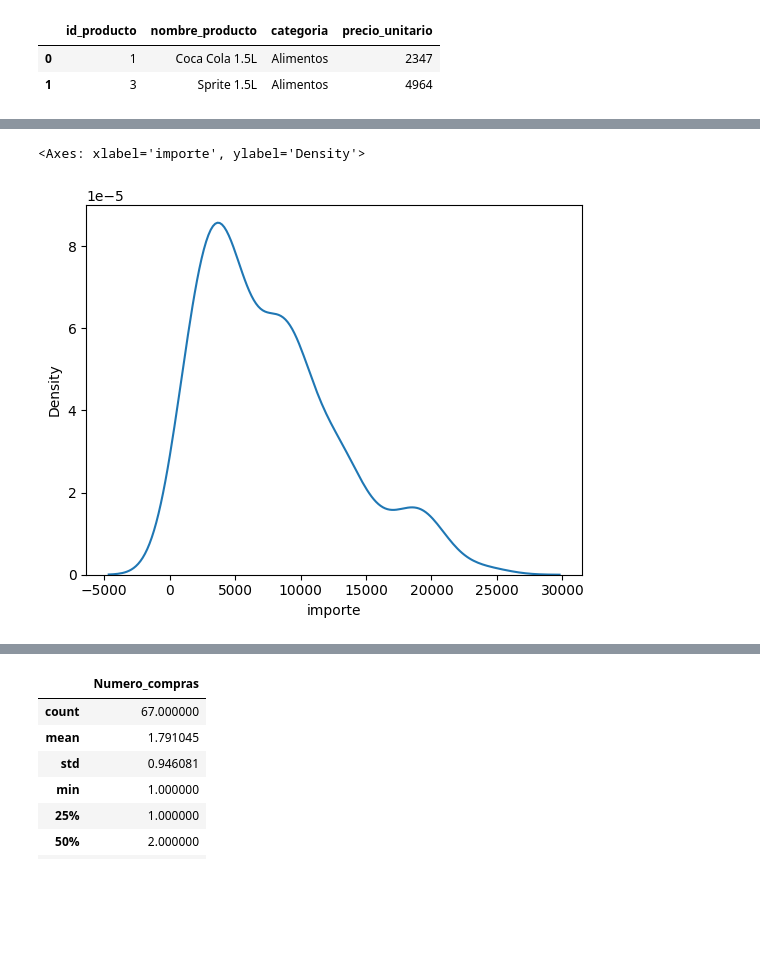
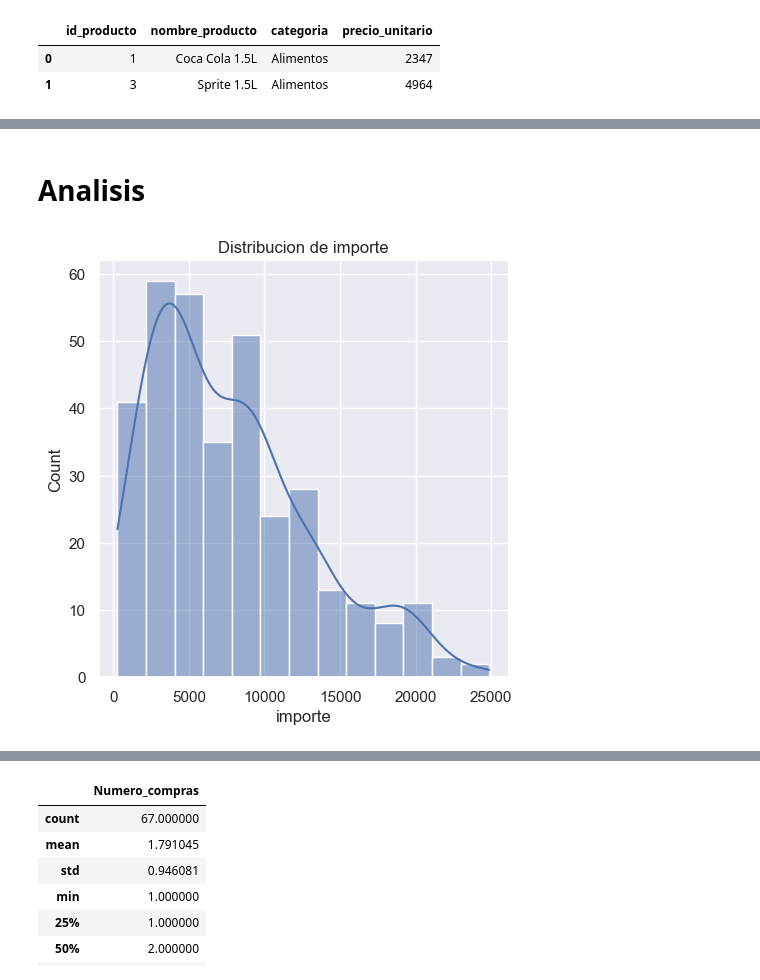
Before and after one commit to ricardoflors42-collab/Tiendita-Areulium-1, a Jupyter notebook: Analisis_descriptivo.ipynb, the cells around one changed output, grey strips where cells are left out. Drawn from its saved outputs; the diff is of its cells as text; code cells hidden in the pictures; blank space fills up the shorter version.

```diff
--- a/Analisis_descriptivo.ipynb
+++ b/Analisis_descriptivo.ipynb
@@ -2,3 +2,4 @@
 import pandas as pd
 import seaborn as sns
 import matplotlib.pyplot as plt
+sns.set_theme(style="darkgrid")
@@ -38,9 +41,12 @@ Ventas.head(5)
 | 2 | 3 | 2024-01-13 | 20 | Tomas | Acosta | tomas.acosta@mail.com | tarjeta |
 | 3 | 4 | 2024-02-27 | 36 | Martina | Molina | martina.molina@mail.com | transferencia |
 | 4 | 5 | 2024-06-11 | 56 | Bruno | Diaz | bruno.diaz@mail.com | tarjeta |
+# %% [markdown]
+# Analisis
 # %%
-sns.kdeplot(Detalle_ventas['importe'])
+sns.displot(Detalle_ventas['importe'], kde = True)
+plt.title('Distribución de importe')
+plt.show()
 # %% [output]
-<Axes: xlabel='importe', ylabel='Density'>
-[figure, old version]
+[figure, new version]
 # %%
```
Also changed, not shown: parts of 25 cells of this notebook.
